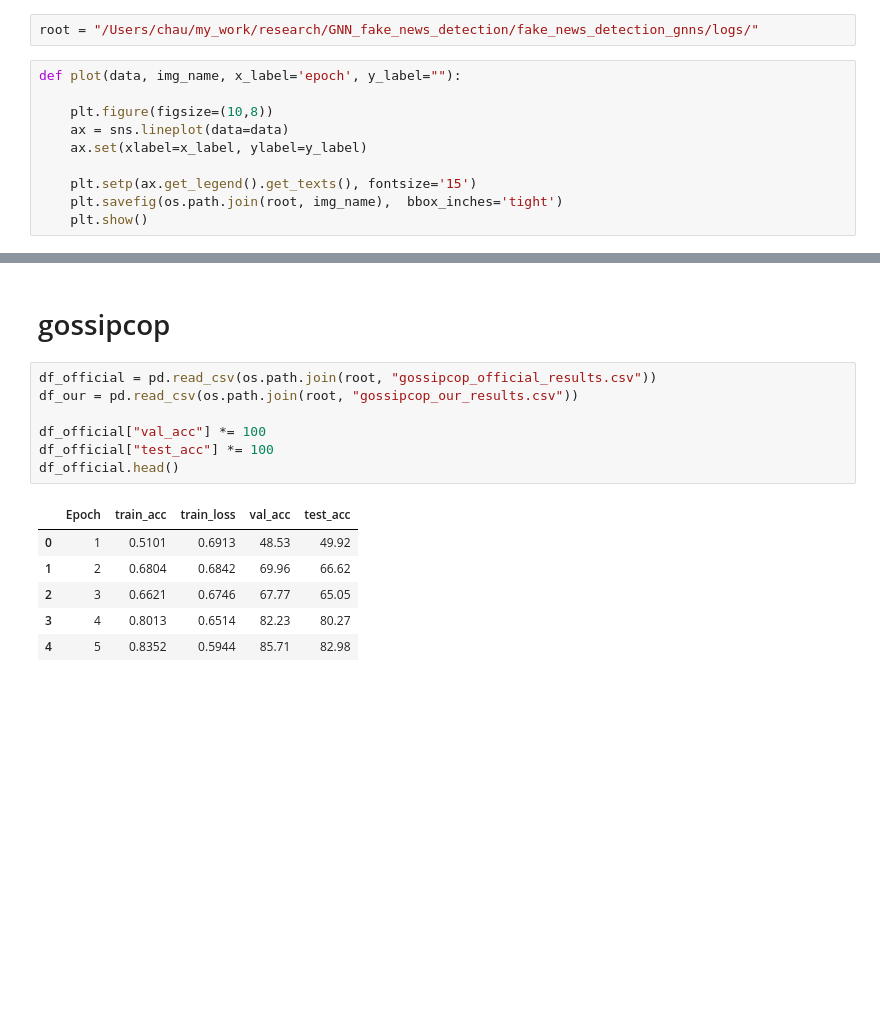
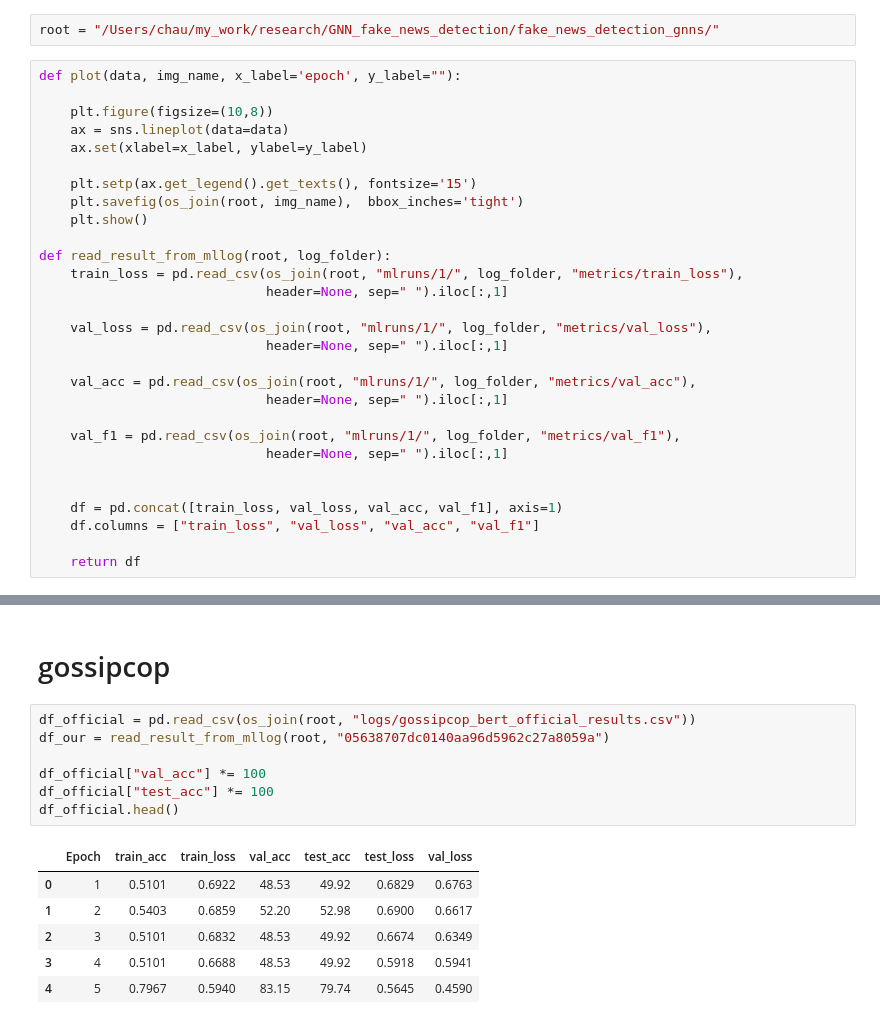
Before and after one commit to chaudatascience/fake_news_detection_gnns, a Jupyter notebook: src/notebooks/cora_charts.ipynb, the cells around one changed output, grey strips where cells are left out. Cells and saved outputs as stored; diff of their text form; blank space fills up the shorter version.

```diff
--- a/src/notebooks/cora_charts.ipynb
+++ b/src/notebooks/cora_charts.ipynb
@@ -7,5 +8,5 @@ from matplotlib import pyplot as plt
 # %%
-root = "/Users/chau/my_work/research/GNN_fake_news_detection/fake_news_detection_gnns/logs/"
+root = "/Users/chau/my_work/research/GNN_fake_news_detection/fake_news_detection_gnns/"
 # %%
 def plot(data, img_name, x_label='epoch', y_label=""):
 
@@ -14,8 +15,27 @@ def plot(data, img_name, x_label='epoch', y_label=""):
     ax.set(xlabel=x_label, ylabel=y_label)
 
     plt.setp(ax.get_legend().get_texts(), fontsize='15')
-    plt.savefig(os.path.join(root, img_name),  bbox_inches='tight')
+    plt.savefig(os_join(root, img_name),  bbox_inches='tight')
     plt.show()
+
+def read_result_from_mllog(root, log_folder):
+    train_loss = pd.read_csv(os_join(root, "mlruns/1/", log_folder, "metrics/train_loss"),
+                             header=None, sep=" ").iloc[:,1]
+
+    val_loss = pd.read_csv(os_join(root, "mlruns/1/", log_folder, "metrics/val_loss"),
+                             header=None, sep=" ").iloc[:,1]
+
+    val_acc = pd.read_csv(os_join(root, "mlruns/1/", log_folder, "metrics/val_acc"),
+                             header=None, sep=" ").iloc[:,1]
+
+    val_f1 = pd.read_csv(os_join(root, "mlruns/1/", log_folder, "metrics/val_f1"),
+                             header=None, sep=" ").iloc[:,1]
+
+
+    df = pd.concat([train_loss, val_loss, val_acc, val_f1], axis=1)
+    df.columns = ["train_loss", "val_loss", "val_acc", "val_f1"]
+
+    return df
 # %% [markdown]
 # Cora
 # %%
@@ -45,19 +65,19 @@ plot(df_acc, "cora_acc_on_val_set.png", x_label='epoch', y_label="accuracy")
 # %% [markdown]
 # gossipcop
 # %%
-df_official = pd.read_csv(os.path.join(root, "gossipcop_official_results.csv"))
-df_our = pd.read_csv(os.path.join(root, "gossipcop_our_results.csv"))
+df_official = pd.read_csv(os_join(root, "logs/gossipcop_bert_official_results.csv"))
+df_our = read_result_from_mllog(root, "05638707dc0140aa96d5962c27a8059a")
 
 df_official["val_acc"] *= 100
 df_official["test_acc"] *= 100
 df_official.head()
 # %% [output]
-|  | Epoch | train_acc | train_loss | val_acc | test_acc |
-| 0 | 1 | 0.5101 | 0.6913 | 48.53 | 49.92 |
-| 1 | 2 | 0.6804 | 0.6842 | 69.96 | 66.62 |
-| 2 | 3 | 0.6621 | 0.6746 | 67.77 | 65.05 |
-| 3 | 4 | 0.8013 | 0.6514 | 82.23 | 80.27 |
-| 4 | 5 | 0.8352 | 0.5944 | 85.71 | 82.98 |
+|  | Epoch | train_acc | train_loss | val_acc | test_acc | test_loss | val_loss |
+| 0 | 1 | 0.5101 | 0.6922 | 48.53 | 49.92 | 0.6829 | 0.6763 |
+| 1 | 2 | 0.5403 | 0.6859 | 52.20 | 52.98 | 0.6900 | 0.6617 |
+| 2 | 3 | 0.5101 | 0.6832 | 48.53 | 49.92 | 0.6674 | 0.6349 |
+| 3 | 4 | 0.5101 | 0.6688 | 48.53 | 49.92 | 0.5918 | 0.5941 |
+| 4 | 5 | 0.7967 | 0.5940 | 83.15 | 79.74 | 0.5645 | 0.4590 |
 # %%
 num_obs = len(df_official)
 df_loss = pd.DataFrame({"train loss (paper's)": df_official["train_loss"],
```
Also changed, not shown: parts of 8 cells of this notebook, 10 other files.
